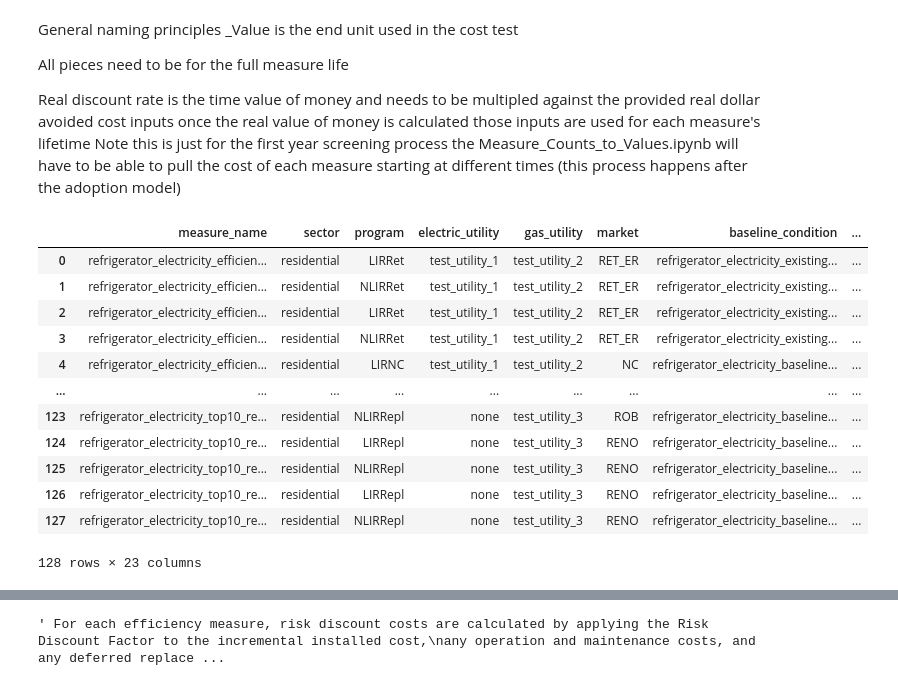
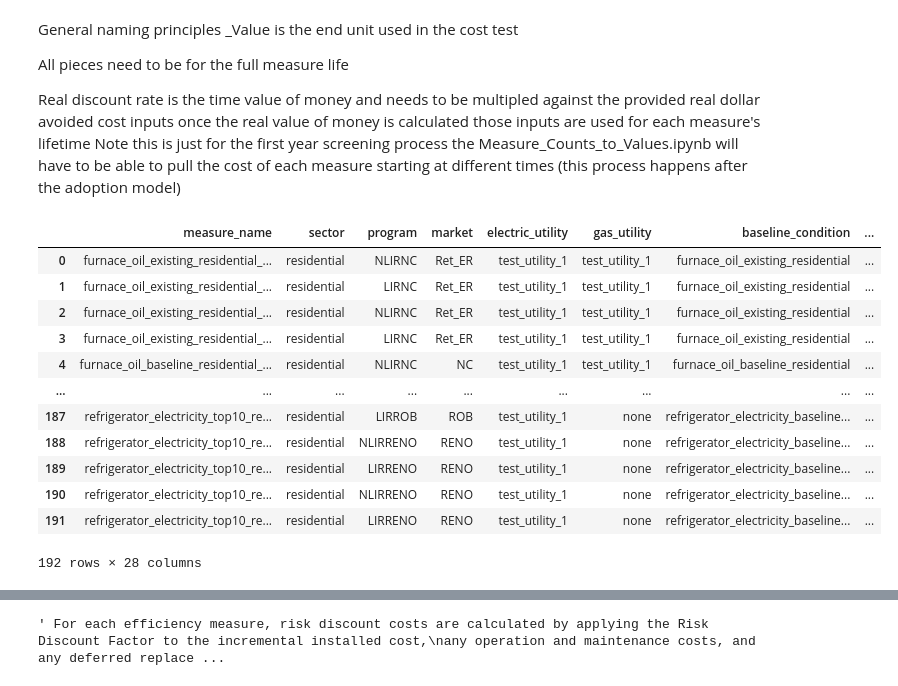
Before and after one commit to NV5-Optimal/Potential_Study_Tool_Prototype, a Jupyter notebook: 010_Avoided_Cost_Benefits_For_Tests.ipynb, the cells around one changed output, grey strips where cells are left out. Drawn from its saved outputs; the diff is of its cells as text; code cells hidden in the pictures.

```diff
--- a/010_Avoided_Cost_Benefits_For_Tests.ipynb
+++ b/010_Avoided_Cost_Benefits_For_Tests.ipynb
@@ -19,22 +26,22 @@ def clean_column_names(df):
     df.columns = df.columns.str.lower().str.replace(' ', '_').str.replace('$', 'usd').str.replace('/', 'per').str.replace('&', 'and').str.replace('.', '')
     return df
 # %%
-df = pd.read_excel("./010_input/assembled_measures_v1.xlsx")
+df = pd.read_excel("./010_input/assembled_measures_test.xlsx")
 #df = pd.read_excel("./010_input/am-deferred-credit-v4.xlsx")
 clean_column_names(df)
 df
 # %% [output]
-|  | measure_name | sector | program | electric_utility | gas_utility | market | baseline_condition | ... |
-| 0 | refrigerator_electricity_efficien... | residential | LIRRet | test_utility_1 | test_utility_2 | RET_ER | refrigerator_electricity_existing... | ... |
-| 1 | refrigerator_electricity_efficien... | residential | NLIRRet | test_utility_1 | test_utility_2 | RET_ER | refrigerator_electricity_existing... | ... |
-| 2 | refrigerator_electricity_efficien... | residential | LIRRet | test_utility_1 | test_utility_2 | RET_ER | refrigerator_electricity_existing... | ... |
-| 3 | refrigerator_electricity_efficien... | residential | NLIRRet | test_utility_1 | test_utility_2 | RET_ER | refrigerator_electricity_existing... | ... |
-| 4 | refrigerator_electricity_efficien... | residential | LIRNC | test_utility_1 | test_utility_2 | NC | refrigerator_electricity_baseline... | ... |
+|  | measure_name | sector | program | market | electric_utility | gas_utility | baseline_condition | ... |
+| 0 | furnace_oil_existing_residential_... | residential | NLIRNC | Ret_ER | test_utility_1 | test_utility_1 | furnace_oil_existing_residential | ... |
+| 1 | furnace_oil_existing_residential_... | residential | LIRNC | Ret_ER | test_utility_1 | test_utility_1 | furnace_oil_existing_residential | ... |
+| 2 | furnace_oil_existing_residential_... | residential | NLIRNC | Ret_ER | test_utility_1 | test_utility_1 | furnace_oil_existing_residential | ... |
+| 3 | furnace_oil_existing_residential_... | residential | LIRNC | Ret_ER | test_utility_1 | test_utility_1 | furnace_oil_existing_residential | ... |
+| 4 | furnace_oil_baseline_residential_... | residential | NLIRNC | NC | test_utility_1 | test_utility_1 | furnace_oil_baseline_residential | ... |
 | ... | ... | ... | ... | ... | ... | ... | ... | ... |
-| 123 | refrigerator_electricity_top10_re... | residential | NLIRRepl | none | test_utility_3 | ROB | refrigerator_electricity_baseline... | ... |
-| 124 | refrigerator_electricity_top10_re... | residential | LIRRepl | none | test_utility_3 | RENO | refrigerator_electricity_baseline... | ... |
-| 125 | refrigerator_electricity_top10_re... | residential | NLIRRepl | none | test_utility_3 | RENO | refrigerator_electricity_baseline... | ... |
-| 126 | refrigerator_electricity_top10_re... | residential | LIRRepl | none | test_utility_3 | RENO | refrigerator_electricity_baseline... | ... |
-| 127 | refrigerator_electricity_top10_re... | residential | NLIRRepl | none | test_utility_3 | RENO | refrigerator_electricity_baseline... | ... |
+| 187 | refrigerator_electricity_top10_re... | residential | LIRROB | ROB | test_utility_1 | none | refrigerator_electricity_baseline... | ... |
+| 188 | refrigerator_electricity_top10_re... | residential | NLIRRENO | RENO | test_utility_1 | none | refrigerator_electricity_baseline... | ... |
+| 189 | refrigerator_electricity_top10_re... | residential | LIRRENO | RENO | test_utility_1 | none | refrigerator_electricity_baseline... | ... |
+| 190 | refrigerator_electricity_top10_re... | residential | NLIRRENO | RENO | test_utility_1 | none | refrigerator_electricity_baseline... | ... |
+| 191 | refrigerator_electricity_top10_re... | residential | LIRRENO | RENO | test_utility_1 | none | refrigerator_electricity_baseline... | ... |
-128 rows × 23 columns
+192 rows × 28 columns
 # %%
```
Also changed, not shown: parts of 18 cells of this notebook, 41 other files.
